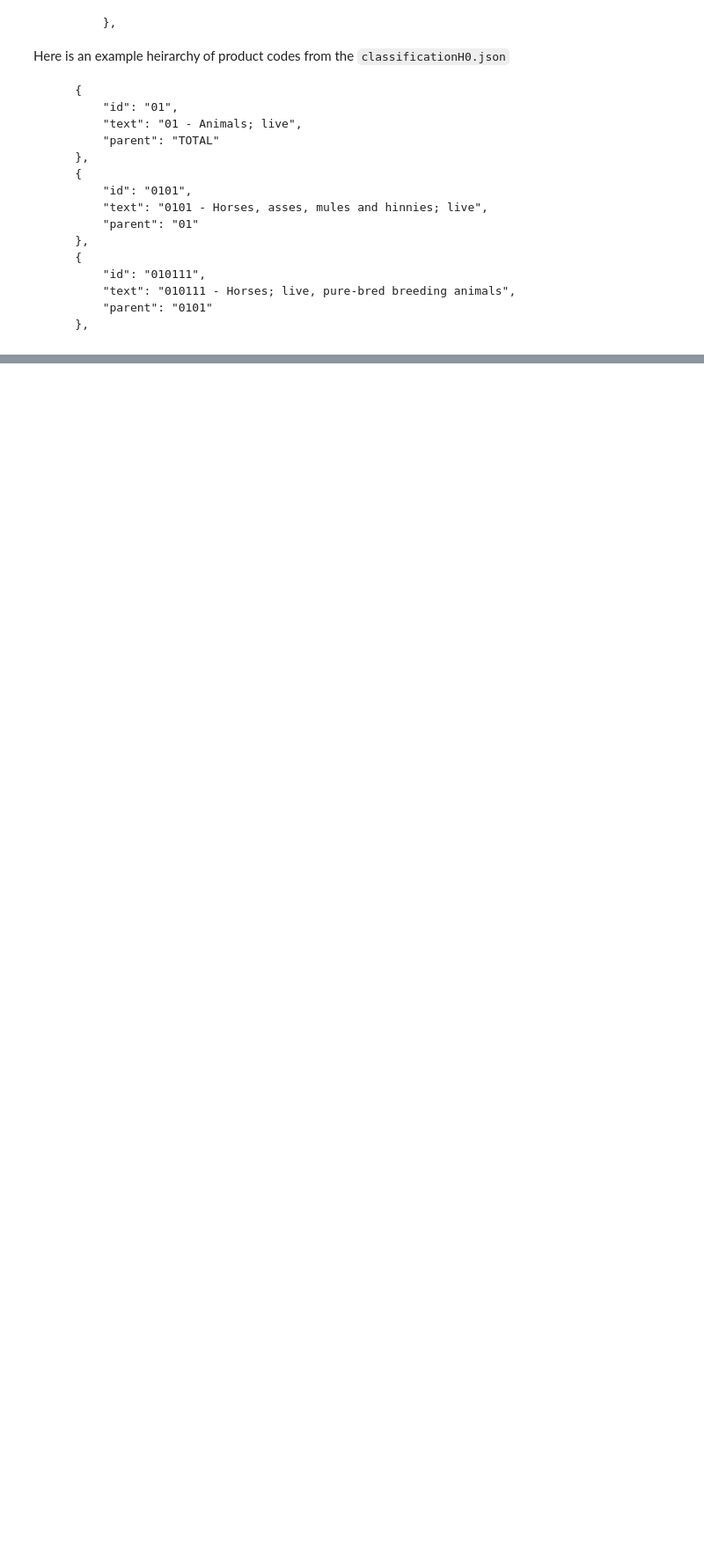
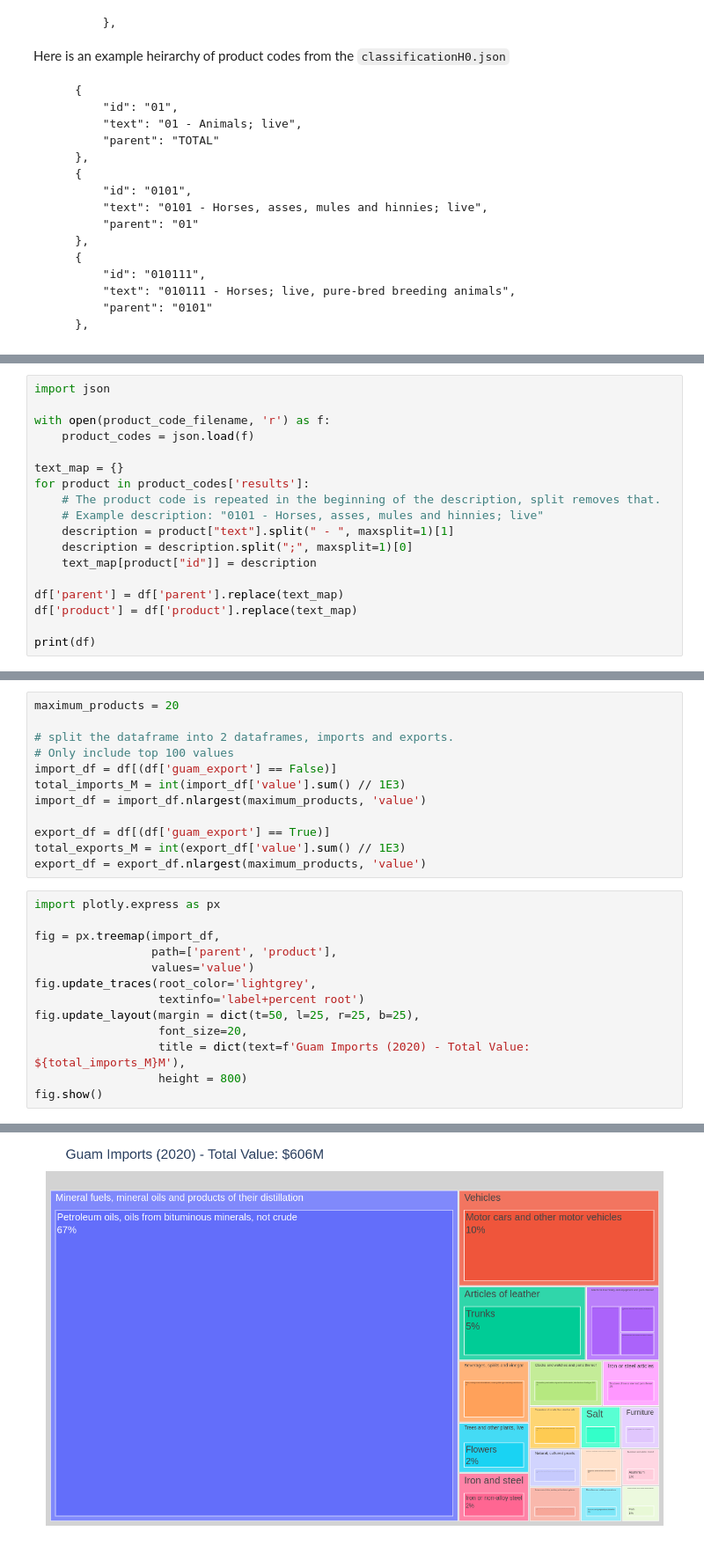
Before and after one commit to Shutch/30-day-chart-2022, a Jupyter notebook: 1/day1.ipynb, the cells around one changed output, grey strips where cells are left out. Shown at 88% size. Saved outputs shown, nothing was run; the diff lists cells and outputs as text; blank space fills up the shorter version.

```diff
--- a/1/day1.ipynb
+++ b/1/day1.ipynb
@@ -98,0 +201,18 @@ with open(input_filename, 'r') as infile:
+# %%
+import json
+
+with open(product_code_filename, 'r') as f:
+    product_codes = json.load(f)
+
+text_map = {}
+for product in product_codes['results']:
+    # The product code is repeated in the beginning of the description, split removes that.
+    # Example description: "0101 - Horses, asses, mules and hinnies; live"
+    description = product["text"].split(" - ", maxsplit=1)[1]
+    description = description.split(";", maxsplit=1)[0]
+    text_map[product["id"]] = description
+
+df['parent'] = df['parent'].replace(text_map)
+df['product'] = df['product'].replace(text_map)
+
+print(df)
@@ -98,0 +243,26 @@ with open(input_filename, 'r') as infile:
+# %%
+maximum_products = 20
+
+# split the dataframe into 2 dataframes, imports and exports.
+# Only include top 100 values
+import_df = df[(df['guam_export'] == False)]
+total_imports_M = int(import_df['value'].sum() // 1E3)
+import_df = import_df.nlargest(maximum_products, 'value')
+
+export_df = df[(df['guam_export'] == True)]
+total_exports_M = int(export_df['value'].sum() // 1E3)
+export_df = export_df.nlargest(maximum_products, 'value')
+# %%
+import plotly.express as px
+
+fig = px.treemap(import_df,
+                 path=['parent', 'product'],
+                 values='value')
+fig.update_traces(root_color='lightgrey',
+                  textinfo='label+percent root')
+fig.update_layout(margin = dict(t=50, l=25, r=25, b=25),
+                  font_size=20,
+                  title = dict(text=f'Guam Imports (2020) - Total Value: ${total_imports_M}M'),
+                  height = 800)
+fig.show()
+# %% [output]
@@ -98,0 +273 @@ with open(input_filename, 'r') as infile:
+[figure, added]
```
Also changed, not shown: parts of 12 cells of this notebook, 1 other file.
